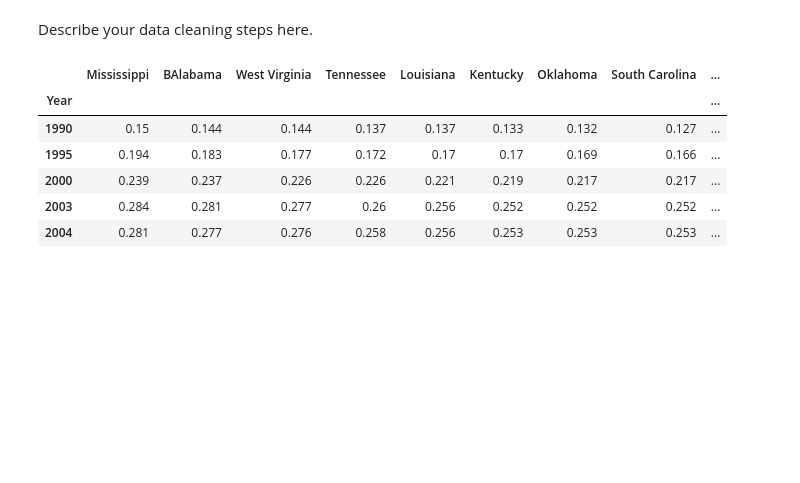
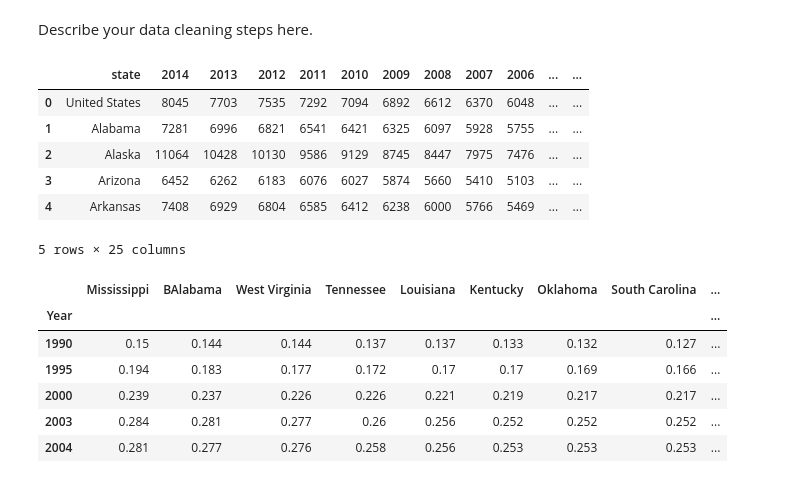
Before and after one commit to pcn006/Projects, a Jupyter notebook: FinalProject.ipynb, the cells around one changed output. Drawn from its saved outputs; the diff is of its cells as text; code cells hidden in the pictures; blank space fills up the shorter version.

```diff
--- a/FinalProject.ipynb
+++ b/FinalProject.ipynb
@@ -91,14 +90,22 @@ Describe your data cleaning steps here.
 # %%
 ## Loading datas
 ## The codes to load the original data sets, After the operation here, the reading values will be numerical
 ##
 income_summary = pd.read_csv("./household_income/Summary_2017_1984.csv", thousands=',')
 income_summary = income_summary.rename(index=str, columns={'State': 'state'})
 obesity_summary = pd.read_csv("./obesity_rate.csv")
 obesity_summary = obesity_summary.rename(index=str, columns={'States': 'state'})
 del obesity_summary['Unnamed: 0']
 health_summary = pd.read_csv("./healthcare/healthcare_in_one.csv")
-#health_summary
+health_summary.head()
+# %% [output]
+|  | state | 2014 | 2013 | 2012 | 2011 | 2010 | 2009 | 2008 | 2007 | 2006 | ... | ... |
+| 0 | United States | 8045 | 7703 | 7535 | 7292 | 7094 | 6892 | 6612 | 6370 | 6048 | ... | ... |
+| 1 | Alabama | 7281 | 6996 | 6821 | 6541 | 6421 | 6325 | 6097 | 5928 | 5755 | ... | ... |
+| 2 | Alaska | 11064 | 10428 | 10130 | 9586 | 9129 | 8745 | 8447 | 7975 | 7476 | ... | ... |
+| 3 | Arizona | 6452 | 6262 | 6183 | 6076 | 6027 | 5874 | 5660 | 5410 | 5103 | ... | ... |
+| 4 | Arkansas | 7408 | 6929 | 6804 | 6585 | 6412 | 6238 | 6000 | 5766 | 5469 | ... | ... |
+5 rows × 25 columns
 # %%
 # Obesity data cleaning
 obesity_summary = obesity_summary.T
```
Also changed, not shown: parts of 2 cells of this notebook.
